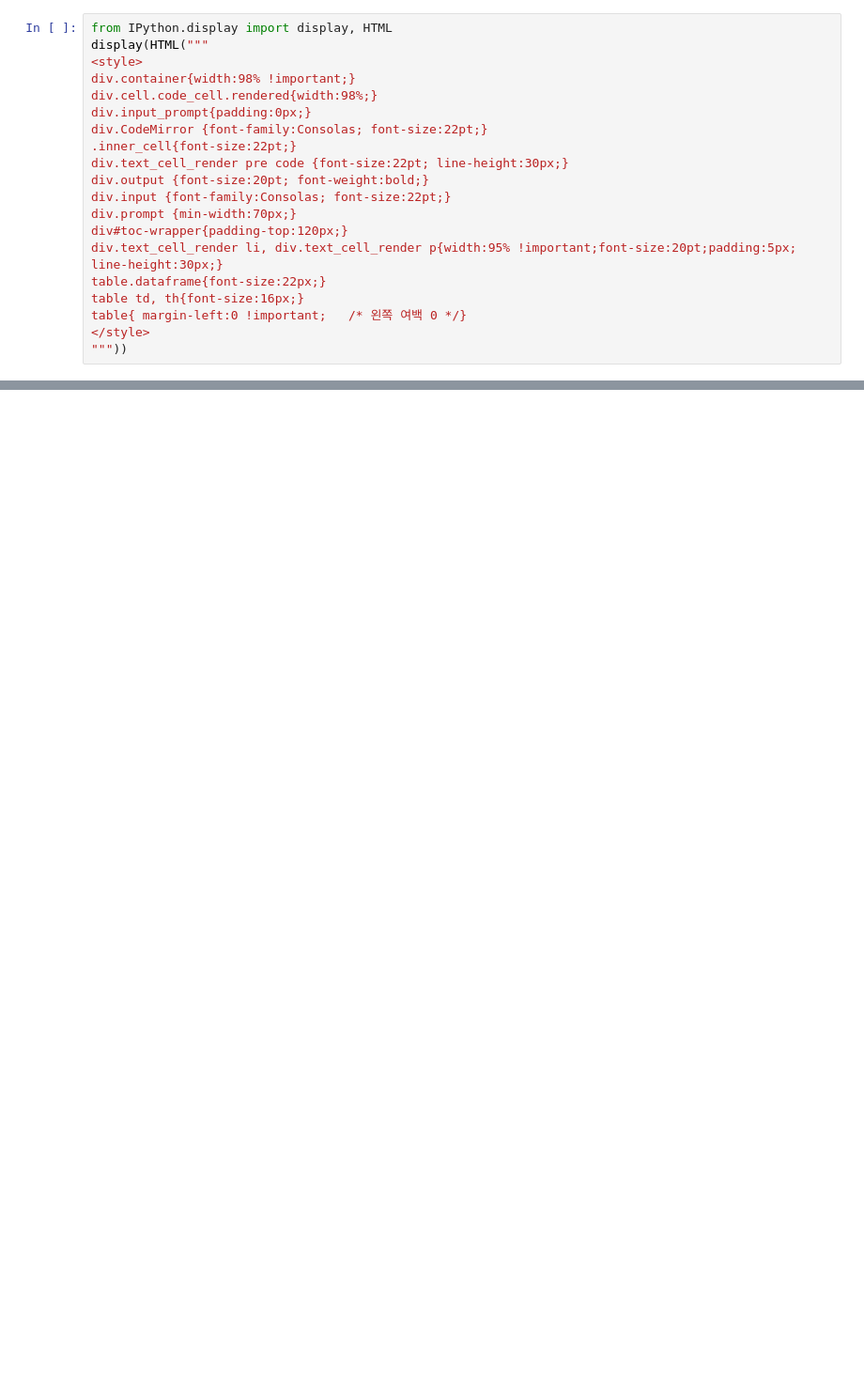
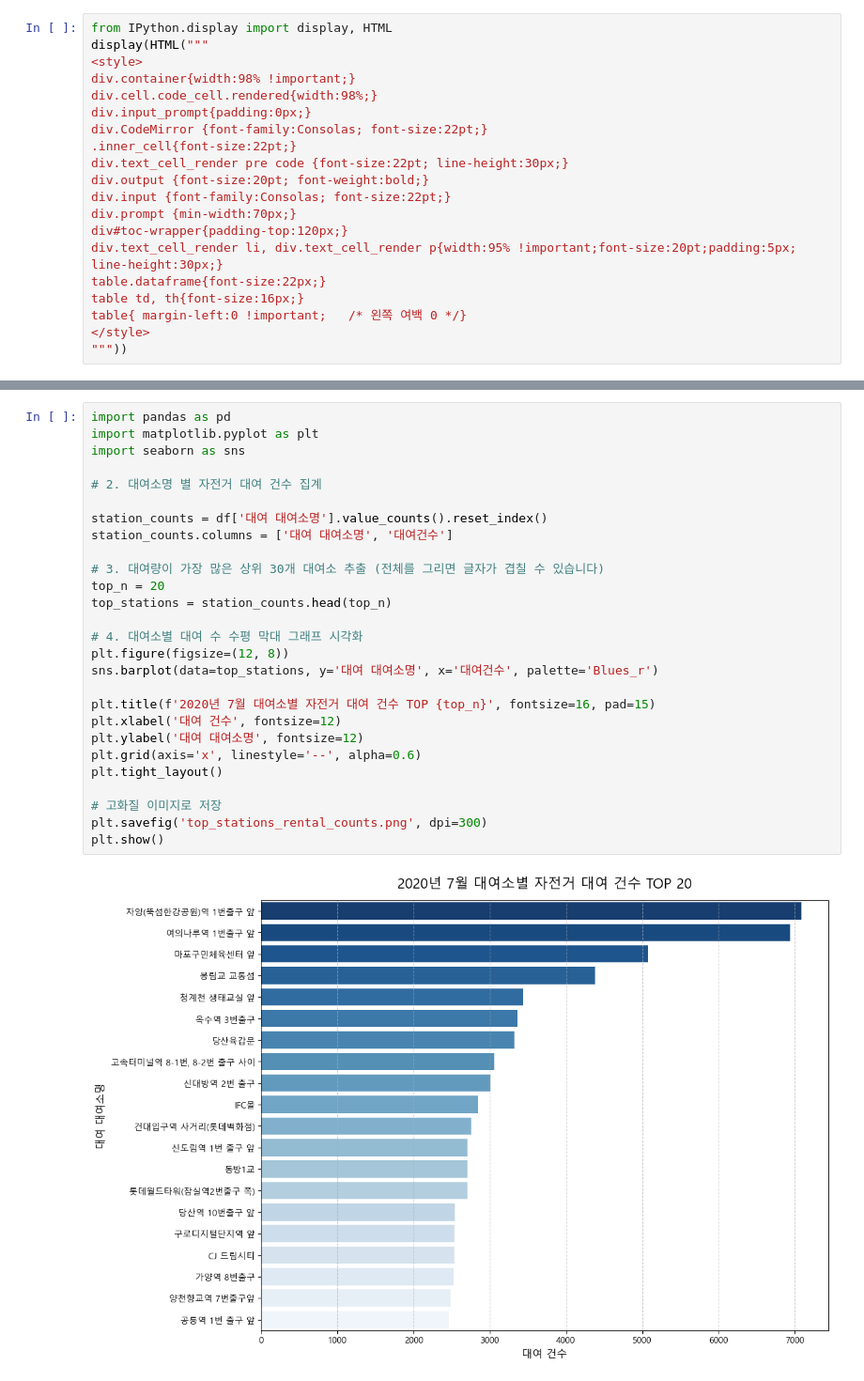
Before and after one commit to wonee-302/ai, a Jupyter notebook: source/Untitled.ipynb, the cells around one changed output, grey strips where cells are left out. Shown at 94% size. Cells and saved outputs as stored; diff of their text form; blank space fills up the shorter version.

```diff
--- a/source/Untitled.ipynb
+++ b/source/Untitled.ipynb
@@ -217,0 +58,29 @@ print("=== 1월부터 12월까지 전체 파일의 전처리 및 저장이 완
+# %%
+import pandas as pd
+import matplotlib.pyplot as plt
+import seaborn as sns
+
+# 2. 대여소명 별 자전거 대여 건수 집계
+
+station_counts = df['대여 대여소명'].value_counts().reset_index()
+station_counts.columns = ['대여 대여소명', '대여건수']
+
+# 3. 대여량이 가장 많은 상위 30개 대여소 추출 (전체를 그리면 글자가 겹칠 수 있습니다)
+top_n = 20
+top_stations = station_counts.head(top_n)
+
+# 4. 대여소별 대여 수 수평 막대 그래프 시각화
+plt.figure(figsize=(12, 8))
+sns.barplot(data=top_stations, y='대여 대여소명', x='대여건수', palette='Blues_r')
+
+plt.title(f'2020년 7월 대여소별 자전거 대여 건수 TOP {top_n}', fontsize=16, pad=15)
+plt.xlabel('대여 건수', fontsize=12)
+plt.ylabel('대여 대여소명', fontsize=12)
+plt.grid(axis='x', linestyle='--', alpha=0.6)
+plt.tight_layout()
+
+# 고화질 이미지로 저장
+plt.savefig('top_stations_rental_counts.png', dpi=300)
+plt.show()
+# %% [output]
+[figure, added]
```
Also changed, not shown: parts of 8 cells of this notebook, 55 other files.
